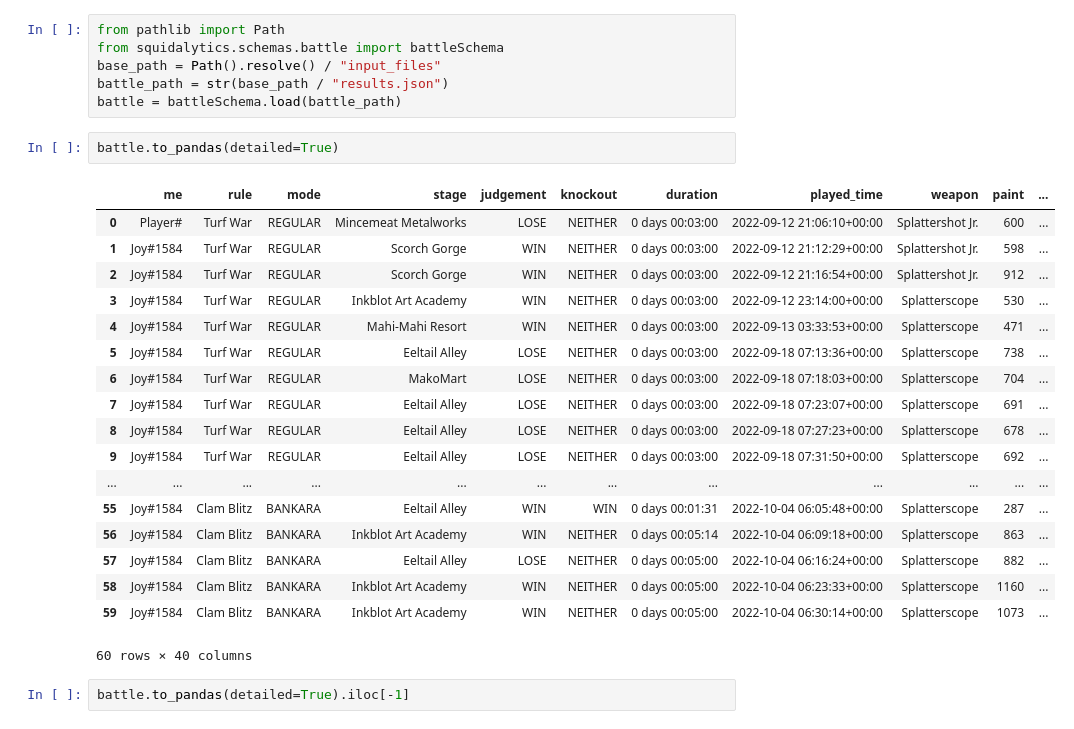
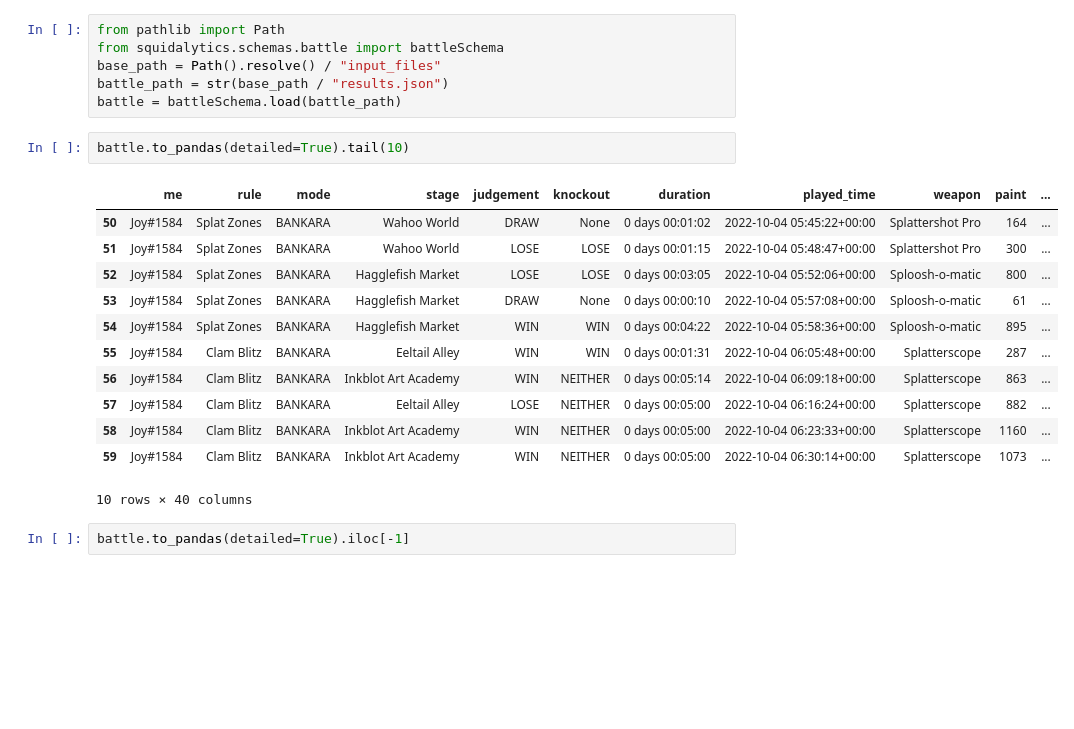
Before and after one commit to cesaregarza/squidalytics, a Jupyter notebook: example.ipynb, the cells around one changed output. Cells and saved outputs as stored; diff of their text form; blank space fills up the shorter version.

```diff
--- a/example.ipynb
+++ b/example.ipynb
@@ -5,26 +5,20 @@ base_path = Path().resolve() / "input_files"
 battle_path = str(base_path / "results.json")
 battle = battleSchema.load(battle_path)
 # %%
-battle.to_pandas(detailed=True)
+battle.to_pandas(detailed=True).tail(10)
 # %% [output]
 |  | me | rule | mode | stage | judgement | knockout | duration | played_time | weapon | paint | ... |
-| 0 | Player# | Turf War | REGULAR | Mincemeat Metalworks | LOSE | NEITHER | 0 days 00:03:00 | 2022-09-12 21:06:10+00:00 | Splattershot Jr. | 600 | ... |
-| 1 | Joy#1584 | Turf War | REGULAR | Scorch Gorge | WIN | NEITHER | 0 days 00:03:00 | 2022-09-12 21:12:29+00:00 | Splattershot Jr. | 598 | ... |
-| 2 | Joy#1584 | Turf War | REGULAR | Scorch Gorge | WIN | NEITHER | 0 days 00:03:00 | 2022-09-12 21:16:54+00:00 | Splattershot Jr. | 912 | ... |
-| 3 | Joy#1584 | Turf War | REGULAR | Inkblot Art Academy | WIN | NEITHER | 0 days 00:03:00 | 2022-09-12 23:14:00+00:00 | Splatterscope | 530 | ... |
-| 4 | Joy#1584 | Turf War | REGULAR | Mahi-Mahi Resort | WIN | NEITHER | 0 days 00:03:00 | 2022-09-13 03:33:53+00:00 | Splatterscope | 471 | ... |
-| 5 | Joy#1584 | Turf War | REGULAR | Eeltail Alley | LOSE | NEITHER | 0 days 00:03:00 | 2022-09-18 07:13:36+00:00 | Splatterscope | 738 | ... |
-| 6 | Joy#1584 | Turf War | REGULAR | MakoMart | LOSE | NEITHER | 0 days 00:03:00 | 2022-09-18 07:18:03+00:00 | Splatterscope | 704 | ... |
-| 7 | Joy#1584 | Turf War | REGULAR | Eeltail Alley | LOSE | NEITHER | 0 days 00:03:00 | 2022-09-18 07:23:07+00:00 | Splatterscope | 691 | ... |
-| 8 | Joy#1584 | Turf War | REGULAR | Eeltail Alley | LOSE | NEITHER | 0 days 00:03:00 | 2022-09-18 07:27:23+00:00 | Splatterscope | 678 | ... |
-| 9 | Joy#1584 | Turf War | REGULAR | Eeltail Alley | LOSE | NEITHER | 0 days 00:03:00 | 2022-09-18 07:31:50+00:00 | Splatterscope | 692 | ... |
-| ... | ... | ... | ... | ... | ... | ... | ... | ... | ... | ... | ... |
+| 50 | Joy#1584 | Splat Zones | BANKARA | Wahoo World | DRAW | None | 0 days 00:01:02 | 2022-10-04 05:45:22+00:00 | Splattershot Pro | 164 | ... |
+| 51 | Joy#1584 | Splat Zones | BANKARA | Wahoo World | LOSE | LOSE | 0 days 00:01:15 | 2022-10-04 05:48:47+00:00 | Splattershot Pro | 300 | ... |
+| 52 | Joy#1584 | Splat Zones | BANKARA | Hagglefish Market | LOSE | LOSE | 0 days 00:03:05 | 2022-10-04 05:52:06+00:00 | Sploosh-o-matic | 800 | ... |
+| 53 | Joy#1584 | Splat Zones | BANKARA | Hagglefish Market | DRAW | None | 0 days 00:00:10 | 2022-10-04 05:57:08+00:00 | Sploosh-o-matic | 61 | ... |
+| 54 | Joy#1584 | Splat Zones | BANKARA | Hagglefish Market | WIN | WIN | 0 days 00:04:22 | 2022-10-04 05:58:36+00:00 | Sploosh-o-matic | 895 | ... |
 | 55 | Joy#1584 | Clam Blitz | BANKARA | Eeltail Alley | WIN | WIN | 0 days 00:01:31 | 2022-10-04 06:05:48+00:00 | Splatterscope | 287 | ... |
 | 56 | Joy#1584 | Clam Blitz | BANKARA | Inkblot Art Academy | WIN | NEITHER | 0 days 00:05:14 | 2022-10-04 06:09:18+00:00 | Splatterscope | 863 | ... |
 | 57 | Joy#1584 | Clam Blitz | BANKARA | Eeltail Alley | LOSE | NEITHER | 0 days 00:05:00 | 2022-10-04 06:16:24+00:00 | Splatterscope | 882 | ... |
 | 58 | Joy#1584 | Clam Blitz | BANKARA | Inkblot Art Academy | WIN | NEITHER | 0 days 00:05:00 | 2022-10-04 06:23:33+00:00 | Splatterscope | 1160 | ... |
 | 59 | Joy#1584 | Clam Blitz | BANKARA | Inkblot Art Academy | WIN | NEITHER | 0 days 00:05:00 | 2022-10-04 06:30:14+00:00 | Splatterscope | 1073 | ... |
-60 rows × 40 columns
+10 rows × 40 columns
 # %%
 battle.to_pandas(detailed=True).iloc[-1]
 # %% [output]
```
Also changed, not shown: parts of 1 cell of this notebook, 4 other files.
